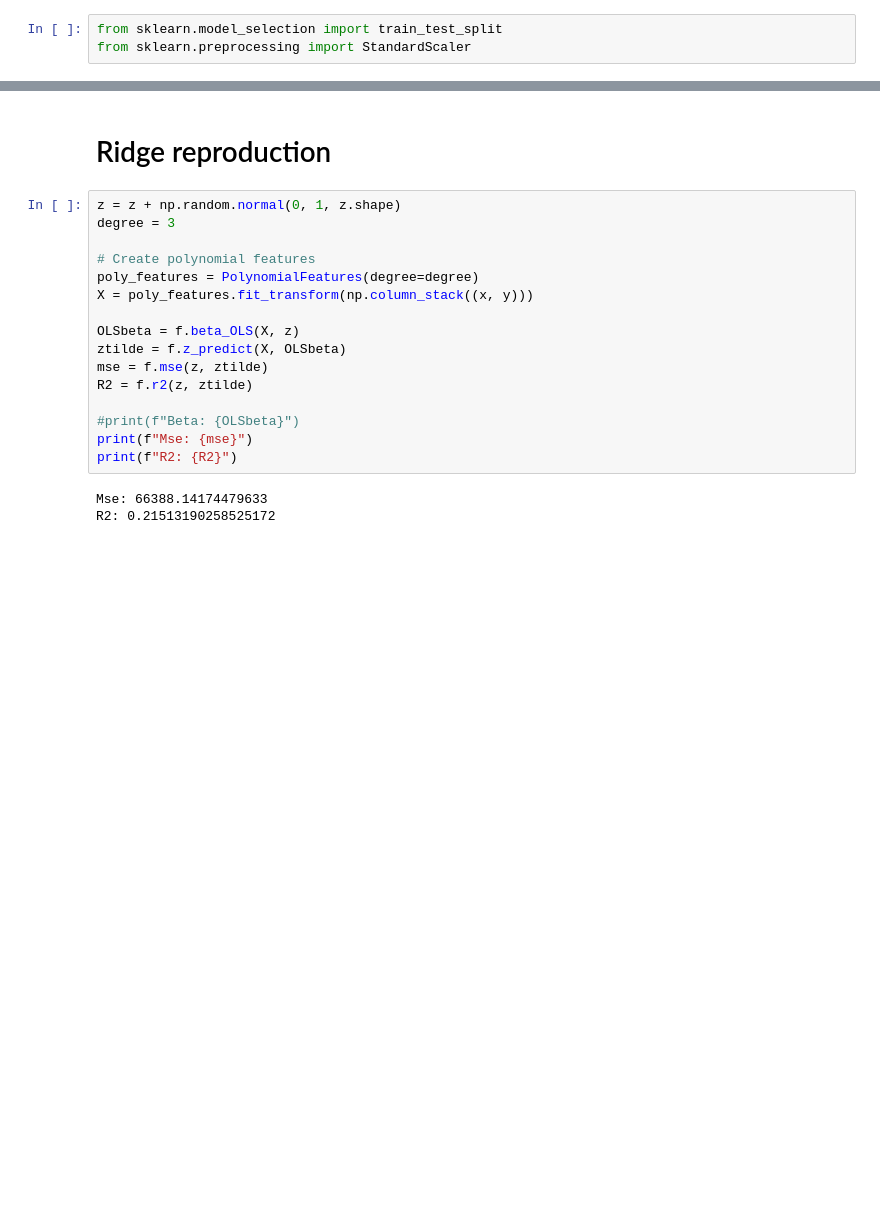
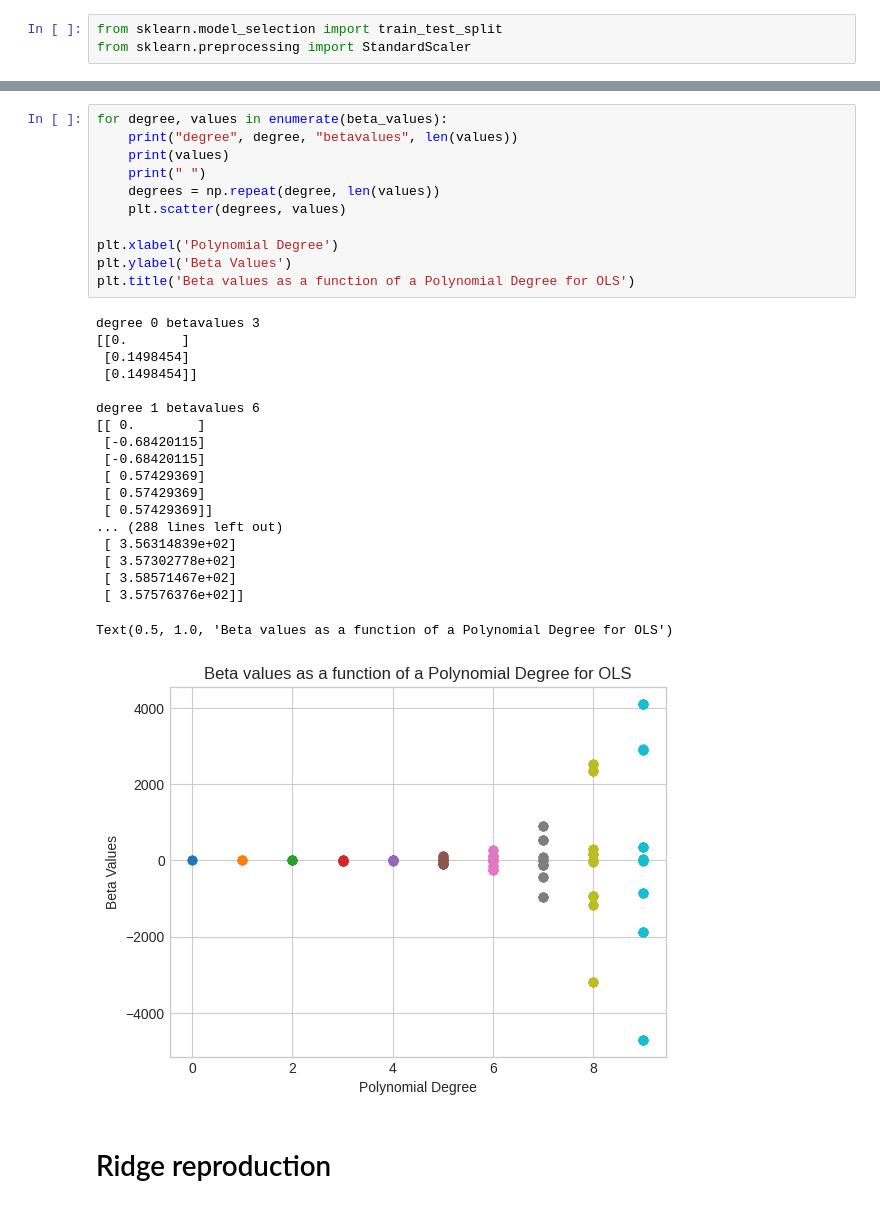
Before and after one commit to irisbore/FYS-STK4155_project1, a Jupyter notebook: Tasks/Part g).ipynb, the cells around one changed output, grey strips where cells are left out. Drawn from its saved outputs; the diff is of its cells as text; blank space fills up the shorter version.

```diff
--- a/Tasks/Part g).ipynb
+++ b/Tasks/Part g).ipynb
@@ -143,21 +142,33 @@ ValueError: shape mismatch: objects cannot be broadcast to a single shape.  Mism
+# %%
+for degree, values in enumerate(beta_values):
+    print("degree", degree, "betavalues", len(values))
+    print(values)
+    print(" ")
+    degrees = np.repeat(degree, len(values))
+    plt.scatter(degrees, values)
+
+plt.xlabel('Polynomial Degree')
+plt.ylabel('Beta Values')
+plt.title('Beta values as a function of a Polynomial Degree for OLS')
+# %% [output]
+degree 0 betavalues 3
+[[0.       ]
+ [0.1498454]
+ [0.1498454]]
+
+degree 1 betavalues 6
+[[ 0.        ]
+ [-0.68420115]
+ [-0.68420115]
+ [ 0.57429369]
+ [ 0.57429369]
+ [ 0.57429369]]
+... (288 lines left out)
+ [ 3.56314839e+02]
+ [ 3.57302778e+02]
+ [ 3.58571467e+02]
+ [ 3.57576376e+02]]
+Text(0.5, 1.0, 'Beta values as a function of a Polynomial Degree for OLS')
+[figure, added]
 # %% [markdown]
 # Ridge reproduction
-# %%
-z = z + np.random.normal(0, 1, z.shape)
-degree = 3
-
-# Create polynomial features
-poly_features = PolynomialFeatures(degree=degree)
-X = poly_features.fit_transform(np.column_stack((x, y)))
-
-OLSbeta = f.beta_OLS(X, z)
-ztilde = f.z_predict(X, OLSbeta)
-mse = f.mse(z, ztilde)
-R2 = f.r2(z, ztilde)
-
-#print(f"Beta: {OLSbeta}")
-print(f"Mse: {mse}")
-print(f"R2: {R2}")
-# %% [output]
-Mse: 66388.14174479633
-R2: 0.21513190258525172
```
Also changed, not shown: parts of 13 cells of this notebook.
